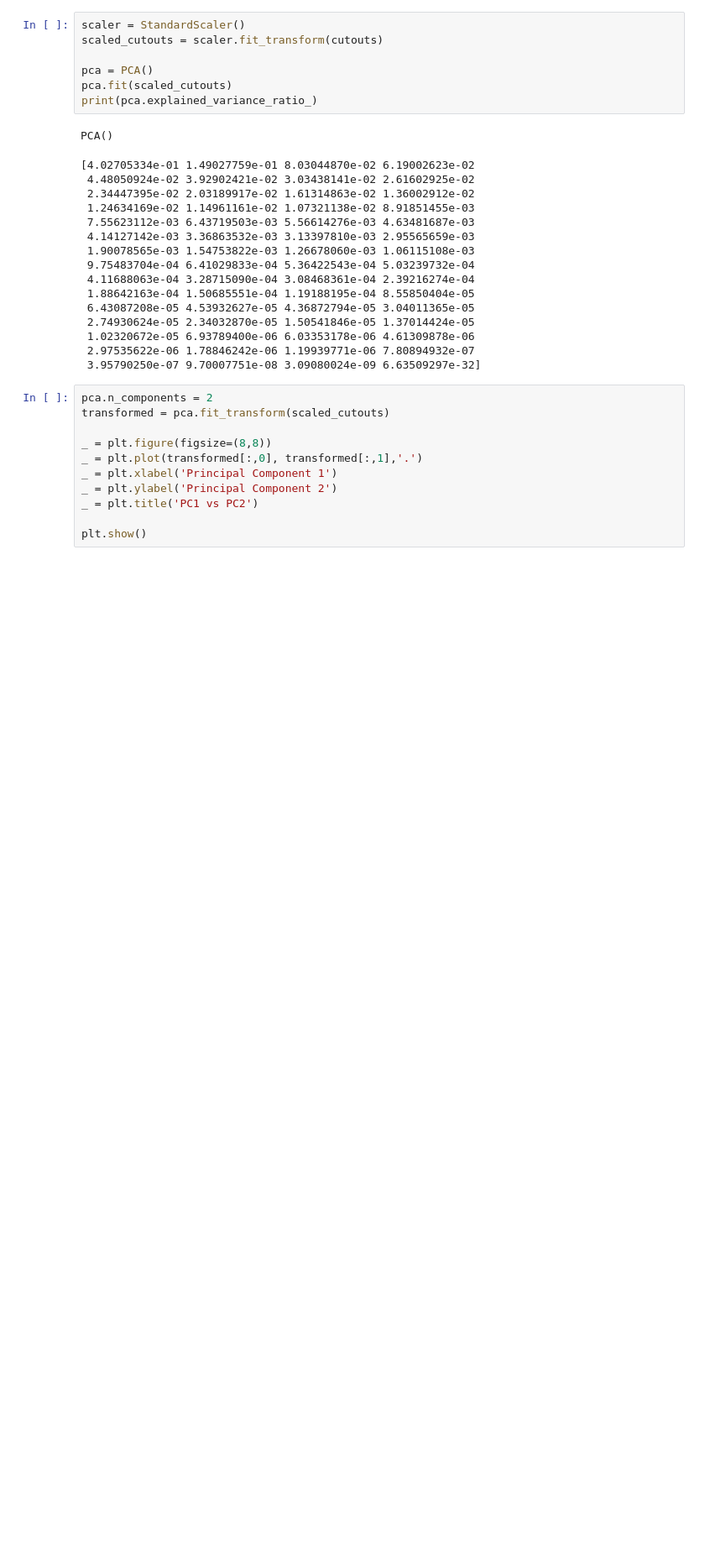
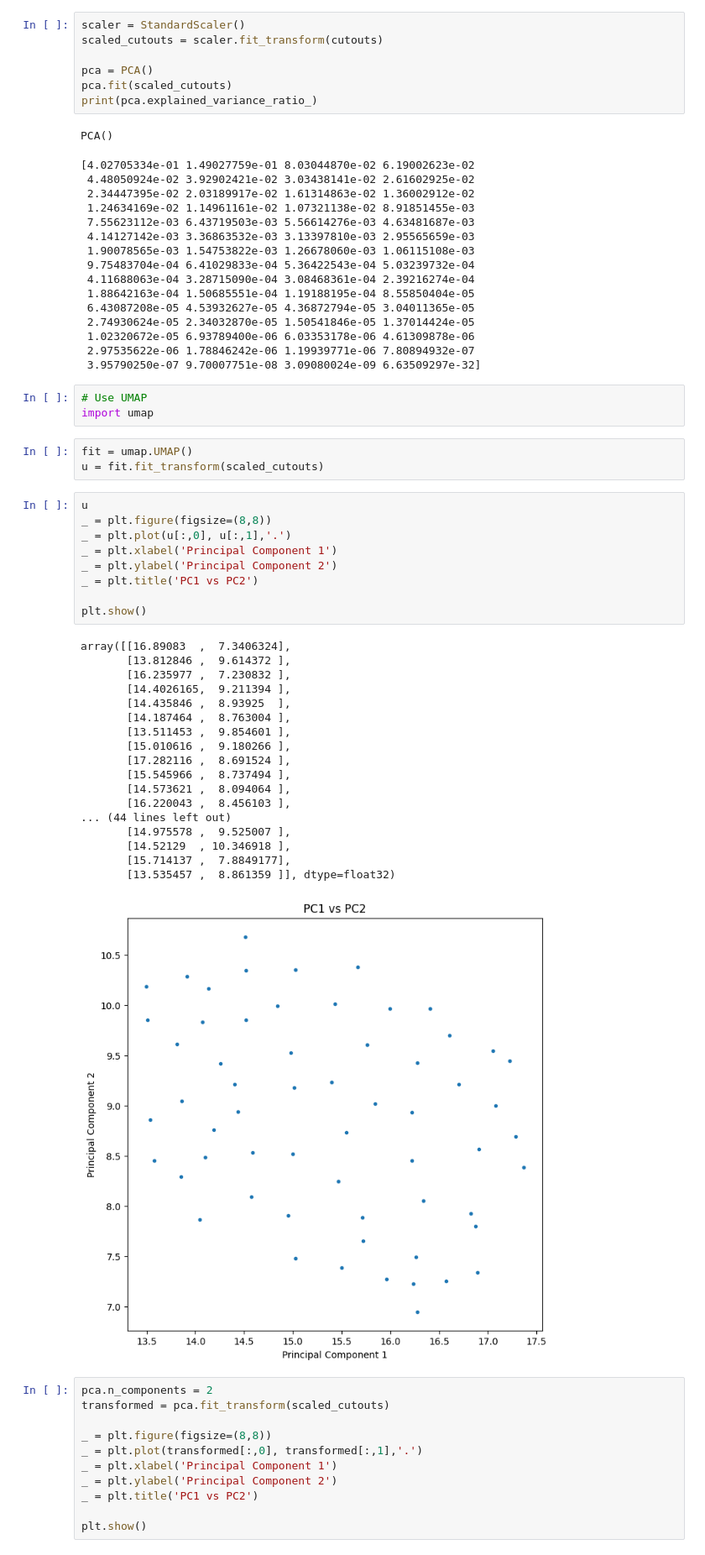
Before and after one commit to inesstsarah/scilifelab_mcs_organoid_analysis, a Jupyter notebook: signal_analysis_mcs_spike_align.ipynb, the cells around one changed output. Shown at 84% size. Drawn from its saved outputs; the diff is of its cells as text; blank space fills up the shorter version.

```diff
--- a/signal_analysis_mcs_spike_align.ipynb
+++ b/signal_analysis_mcs_spike_align.ipynb
@@ -401,6 +421,40 @@ PCA()
  1.02320672e-05 6.93789400e-06 6.03353178e-06 4.61309878e-06
  2.97535622e-06 1.78846242e-06 1.19939771e-06 7.80894932e-07
  3.95790250e-07 9.70007751e-08 3.09080024e-09 6.63509297e-32]
+# %%
+# Use UMAP
+import umap
+# %%
+fit = umap.UMAP()
+u = fit.fit_transform(scaled_cutouts)
+# %%
+u
+_ = plt.figure(figsize=(8,8))
+_ = plt.plot(u[:,0], u[:,1],'.')
+_ = plt.xlabel('Principal Component 1')
+_ = plt.ylabel('Principal Component 2')
+_ = plt.title('PC1 vs PC2')
+
+plt.show()
+# %% [output]
+array([[16.89083  ,  7.3406324],
+       [13.812846 ,  9.614372 ],
+       [16.235977 ,  7.230832 ],
+       [14.4026165,  9.211394 ],
+       [14.435846 ,  8.93925  ],
+       [14.187464 ,  8.763004 ],
+       [13.511453 ,  9.854601 ],
+       [15.010616 ,  9.180266 ],
+       [17.282116 ,  8.691524 ],
+       [15.545966 ,  8.737494 ],
+       [14.573621 ,  8.094064 ],
+       [16.220043 ,  8.456103 ],
+... (44 lines left out)
+       [14.975578 ,  9.525007 ],
+       [14.52129  , 10.346918 ],
+       [15.714137 ,  7.8849177],
+       [13.535457 ,  8.861359 ]], dtype=float32)
+[figure, added]
 # %%
 pca.n_components = 2
 transformed = pca.fit_transform(scaled_cutouts)
```
Also changed, not shown: parts of 8 cells of this notebook, 12 other files.
